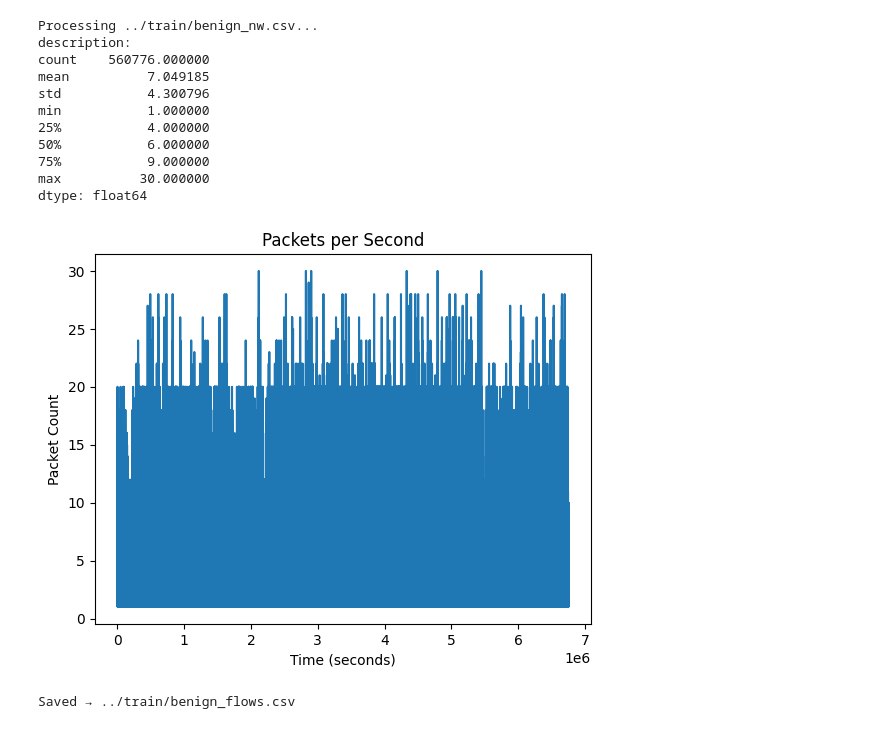
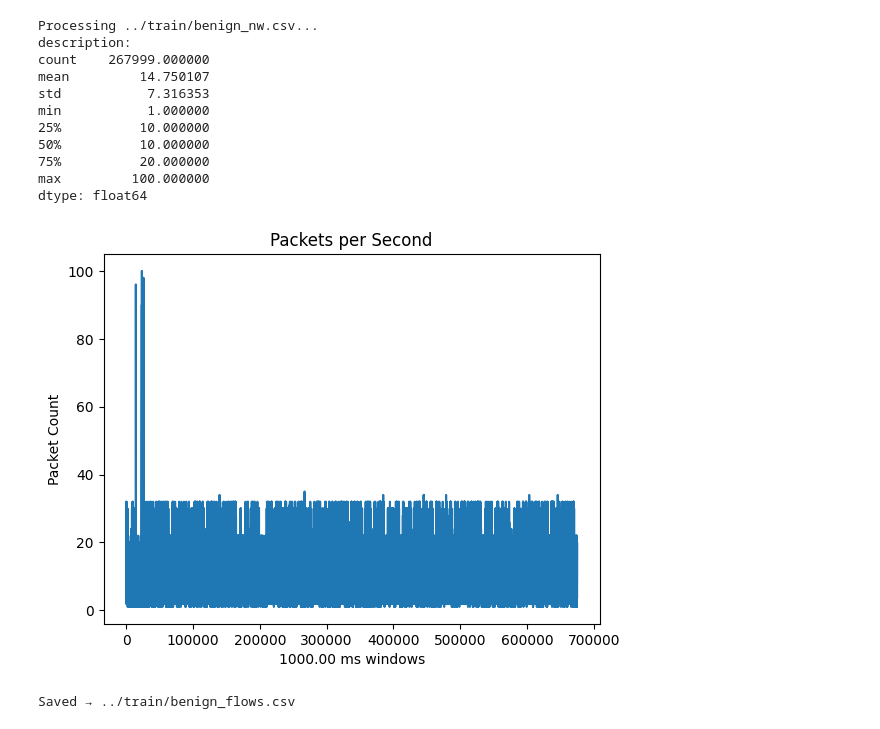
Before and after one commit to SameerCS23iitm/ugrc, a Jupyter notebook: src/adt_utc.ipynb, the cells around one changed output. Saved outputs shown, nothing was run; the diff lists cells and outputs as text; code cells hidden in the pictures.

```diff
--- a/src/adt_utc.ipynb
+++ b/src/adt_utc.ipynb
@@ -5,17 +5,21 @@ import matplotlib.pyplot as plt
 
 TIME_OFFSET = 10800 #ADT to UTC is 3hrs
 # %%
-def process_file(input_csv, output_csv):
+def process_file(k, input_csv, output_csv):
     print(f"Processing {input_csv}...")
 
-    df = pd.read_csv(input_csv)
+    df = pd.read_csv(input_csv)I'm sure you are aware of CIC Modbus dataset 2023. Go through the documentation and possibly related articles and answer me:
+The attack logs in the dataset,  do they indicate only the start time of the attack? How do we get the end time?
+
+
+
 
     df["timestamp"] = df["frame.time_epoch"] + TIME_OFFSET
 
     # Sort for IAT calculation
     df = df.sort_values("timestamp")
 
-    df["time_window"] = (df["timestamp"]*10).astype(int) #we basically rounded down all the time-stamps in the granularity of 100mseconds
+    df["time_window"] = (df["timestamp"]*k).astype(int) #we basically rounded down all the time-stamps in the granularity of 100mseconds
 
     packet_counts = df.groupby("time_window").size()
     # print(packet_counts)
@@ -24,7 +28,7 @@ def process_file(input_csv, output_csv):
     # Plot
     plt.figure()
     plt.plot(packet_counts.index - packet_counts.index.min(), packet_counts.values)
-    plt.xlabel("Time (seconds)")
+    plt.xlabel(f"{1000/k:.2f} ms windows")
     plt.ylabel("Packet Count")
     plt.title("Packets per Second")
     plt.show()
@@ -32,7 +36,6 @@ def process_file(input_csv, output_csv):
     # inter-arrival time
     df["iat"] = df.groupby(["ip.src", "ip.dst"])["timestamp"].diff().fillna(0) #this basically finds the inter-arrival time for src-dst pairs
 
-    # current granularity is 100ms
     flows = df.groupby(
         ["time_window", "ip.src", "ip.dst"]
     ).agg(
@@ -51,19 +54,19 @@ def process_file(input_csv, output_csv):
     flows.to_csv(output_csv, index=False)
     print(f"Saved → {output_csv}\n")
 # %%
-process_file("../train/benign_nw.csv", "../train/benign_flows.csv")
+process_file(1, "../train/benign_nw.csv", "../train/benign_flows.csv") #this is for one second
 # %% [output]
 Processing ../train/benign_nw.csv...
 description:
-count    560776.000000
-mean          7.049185
-std           4.300796
+count    267999.000000
+mean         14.750107
+std           7.316353
 min           1.000000
-25%           4.000000
-50%           6.000000
-75%           9.000000
-max          30.000000
+25%          10.000000
+50%          10.000000
+75%          20.000000
+max         100.000000
 dtype: float64
-[figure, old version]
+[figure, new version]
 Saved → ../train/benign_flows.csv
 # %%
```
Also changed, not shown: parts of 5 cells of this notebook, 1 other file.
